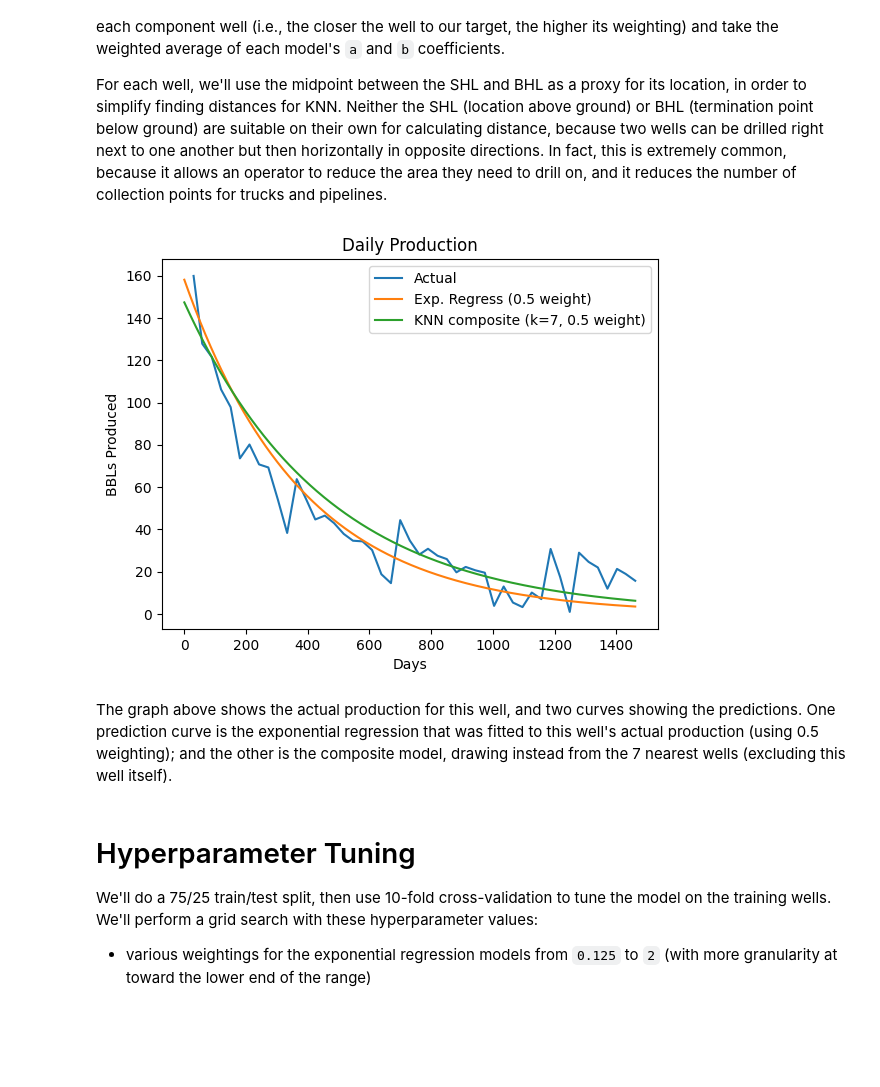
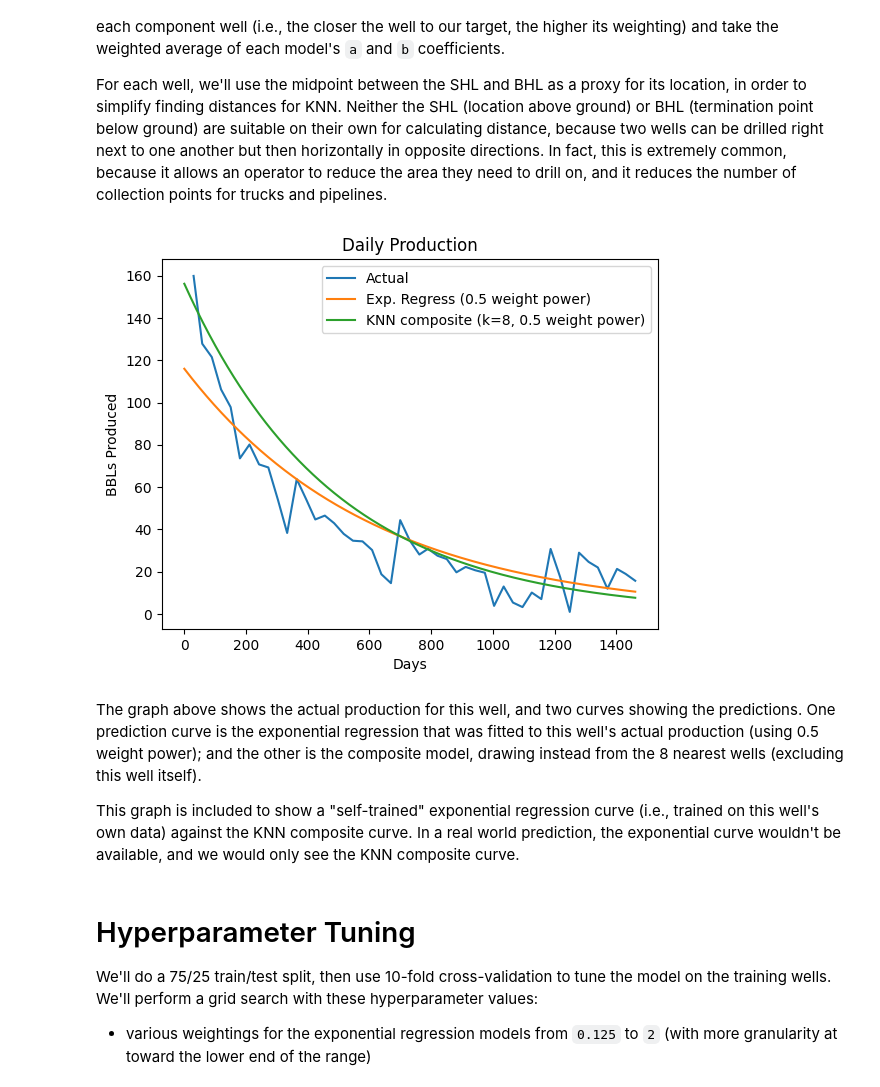
Before and after one commit to JamesPImes/oil_well_predictor, a Jupyter notebook: demo/demo.ipynb, the cells around one changed output. Saved outputs shown, nothing was run; the diff lists cells and outputs as text; code cells hidden in the pictures; blank space fills up the shorter version.

Commit message:
fix which prediction curve gets graphed

```diff
--- a/demo/demo.ipynb
+++ b/demo/demo.ipynb
@@ -202,7 +202,7 @@ For each well, we'll use the midpoint between the SHL and BHL as a proxy for its
 # Creating a calculator with all available wells allows for caching distance calculations.
 dist_calculator = get_distance_calculator(wells=usable_wells)
 
-k = 7
+k = 8
 example_well = usable_wells.iloc[0, :]
 target_api_num = example_well['API_Label']  # '05-123-31642'
 lat_len = example_well['lateral_length_ft']
@@ -210,7 +210,7 @@ lat_len = example_well['lateral_length_ft']
 training_wells = usable_wells.drop(usable_wells[usable_wells['API_Label'] == target_api_num].index)
 coefs = CompositeModelBuilder.extract_coefs_from_df(expreg_models)
 builder = CompositeModelBuilder(training_wells, k, coefs, dist_calculator)
-composite_model = builder.knn_well(target_api_num, idw_power=2)
+composite_model = builder.knn_well(target_api_num, idw_power=1.05)
 # %%
 monthly_prod_records_all = production_loader.load(api_num)
 # Clean up the records so that we are looking only at the first 48 months of actual production.
@@ -218,13 +218,14 @@ monthly_prod_records = utils.get_prod_window(monthly_prod_records_all, min_month
 cumulative_days = utils.get_cumulative_days(monthly_prod_records)
 predicted = composite_model.predict_bbls_per_calendar_day(cumulative_days, lateral_length_ft=lat_len)
 # %%
-all_predictions.append(predicted)
 selected_predictions = [all_predictions[4], predicted]
-graph_results.graph_results_multiple(monthly_prod_records, all_predictions, prediction_labels=['Exp. Regress (0.5 weight)', 'KNN composite (k=7, 0.5 weight)'])
+graph_results.graph_results_multiple(monthly_prod_records, selected_predictions, prediction_labels=['Exp. Regress (0.5 weight power)', 'KNN composite (k=8, 0.5 weight power)'])
 # %% [output]
-[figure, old version]
+[figure, new version]
 # %% [markdown]
-The graph above shows the actual production for this well, and two curves showing the predictions. One prediction curve is the exponential regression that was fitted to this well's actual production (using 0.5 weighting); and the other is the composite model, drawing instead from the 7 nearest wells (excluding this well itself).
+The graph above shows the actual production for this well, and two curves showing the predictions. One prediction curve is the exponential regression that was fitted to this well's actual production (using 0.5 weight power); and the other is the composite model, drawing instead from the 8 nearest wells (excluding this well itself).
+
+This graph is included to show a "self-trained" exponential regression curve (i.e., trained on this well's own data) against the KNN composite curve. In a real world prediction, the exponential curve wouldn't be available, and we would only see the KNN composite curve.
 # %% [markdown]
 # Hyperparameter Tuning
 
```
